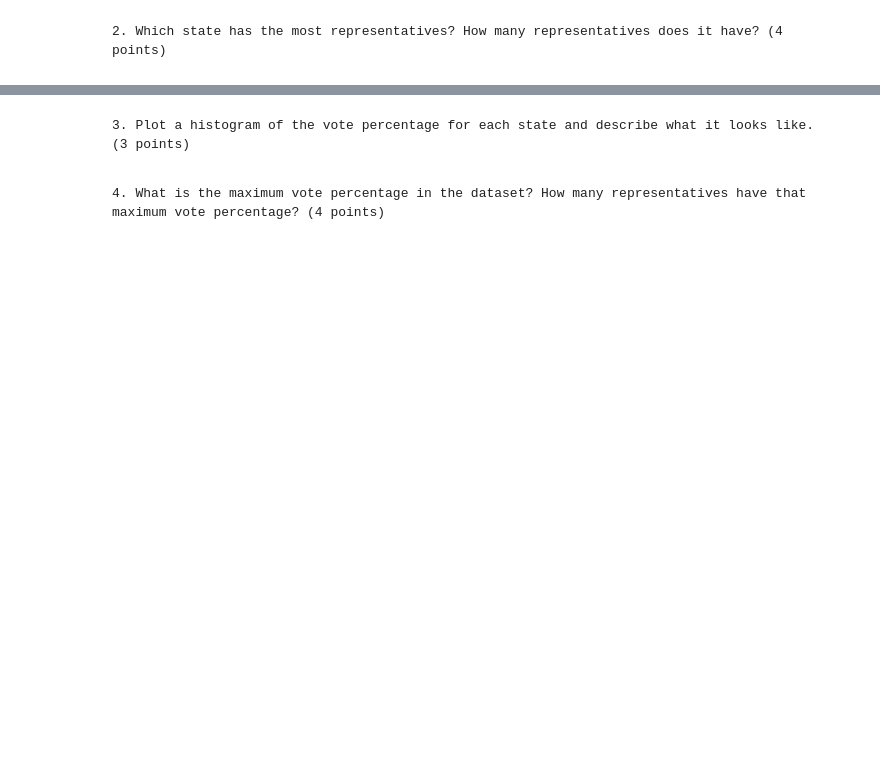
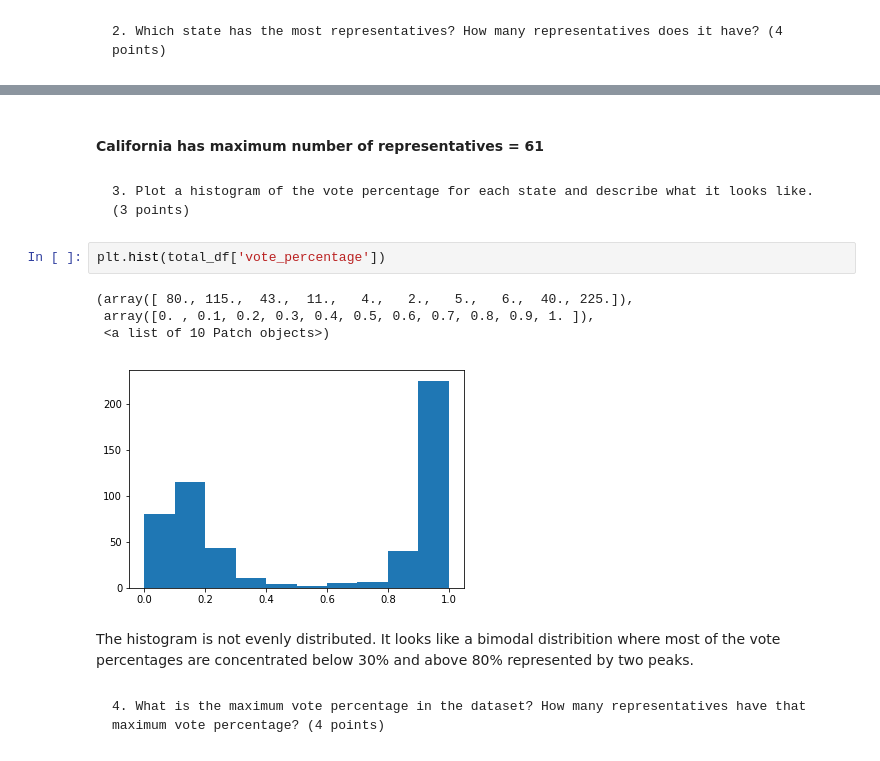
Before and after one commit to ahsan-fayyaz/Probability-Statistics-CSC217, a Jupyter notebook: final_exam/Final_Exam.ipynb, the cells around one changed output, grey strips where cells are left out. Saved outputs shown, nothing was run; the diff lists cells and outputs as text; blank space fills up the shorter version.

```diff
--- a/final_exam/Final_Exam.ipynb
+++ b/final_exam/Final_Exam.ipynb
@@ -35,4 +56,15 @@ total_df.head()
+# %% [markdown]
+#### California has maximum number of representatives = 61
 # %% [markdown]
     3. Plot a histogram of the vote percentage for each state and describe what it looks like. (3 points)
+# %%
+plt.hist(total_df['vote_percentage'])
+# %% [output]
+(array([ 80., 115.,  43.,  11.,   4.,   2.,   5.,   6.,  40., 225.]),
+ array([0. , 0.1, 0.2, 0.3, 0.4, 0.5, 0.6, 0.7, 0.8, 0.9, 1. ]),
+ <a list of 10 Patch objects>)
+[figure, added]
+# %% [markdown]
+The histogram is not evenly distributed. It looks like a bimodal distribition where most of the vote percentages are concentrated below 30% and above 80% represented by two peaks.
 # %% [markdown]
     4. What is the maximum vote percentage in the dataset? How many representatives have that maximum vote percentage? (4 points)
```
Also changed, not shown: parts of 25 cells of this notebook, 1 other file.
